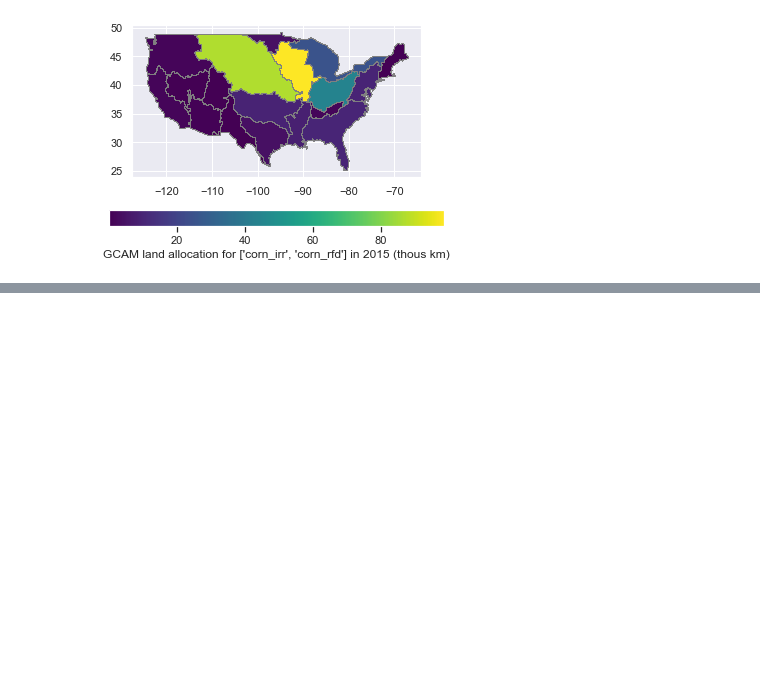
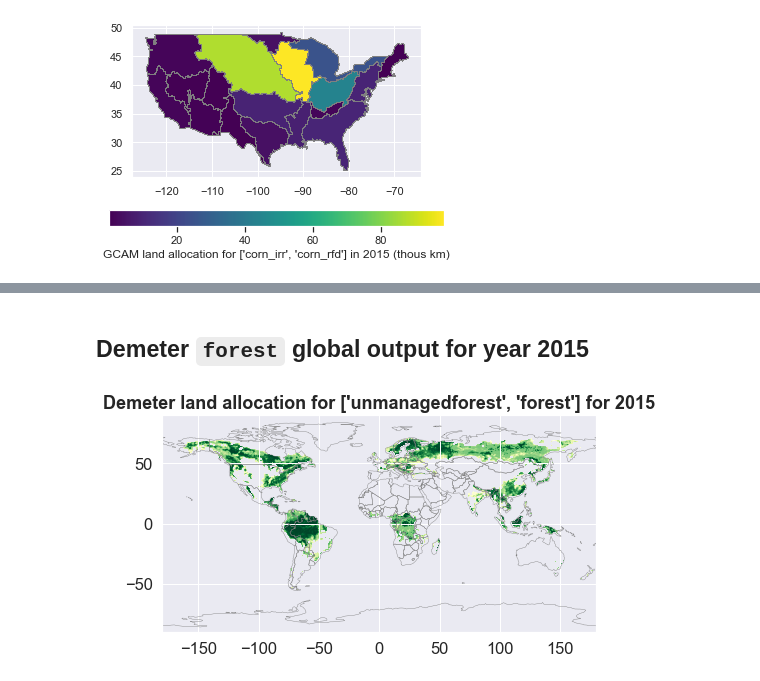
Before and after one commit to IMMM-SFA/im3vis, a Jupyter notebook: notebooks/gcam_demeter_clinic.ipynb, the cells around one changed output, grey strips where cells are left out. Saved outputs shown, nothing was run; the diff lists cells and outputs as text; code cells hidden in the pictures; blank space fills up the shorter version.

```diff
--- a/notebooks/gcam_demeter_clinic.ipynb
+++ b/notebooks/gcam_demeter_clinic.ipynb
@@ -73,0 +74,11 @@ TypeError: plot_conus_raster() got an unexpected keyword argument 'landclass_lis
+# %% [markdown]
+## Demeter `forest` global output for year 2015
+# %%
+r = im3vis.plot_demeter_raster(conus_boundary_gdf,
+                               demeter_gdf,
+                               landclass_list=['unmanagedforest', 'forest'],
+                               target_year=target_year,
+                               scope='global',
+                               resolution='0.5')
+# %% [output]
+[figure, added]
```
Also changed, not shown: parts of 3 cells of this notebook, 4 other files.
